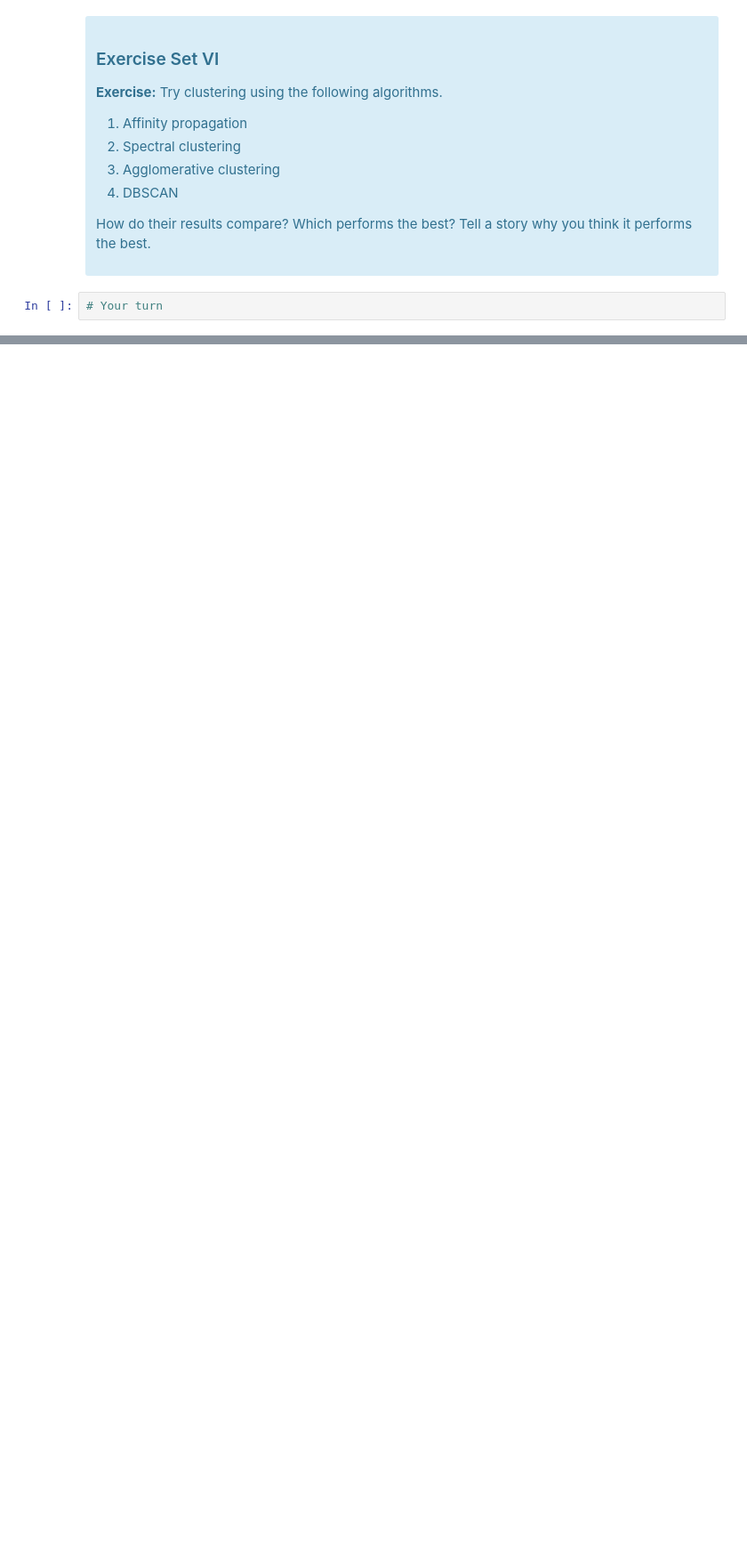
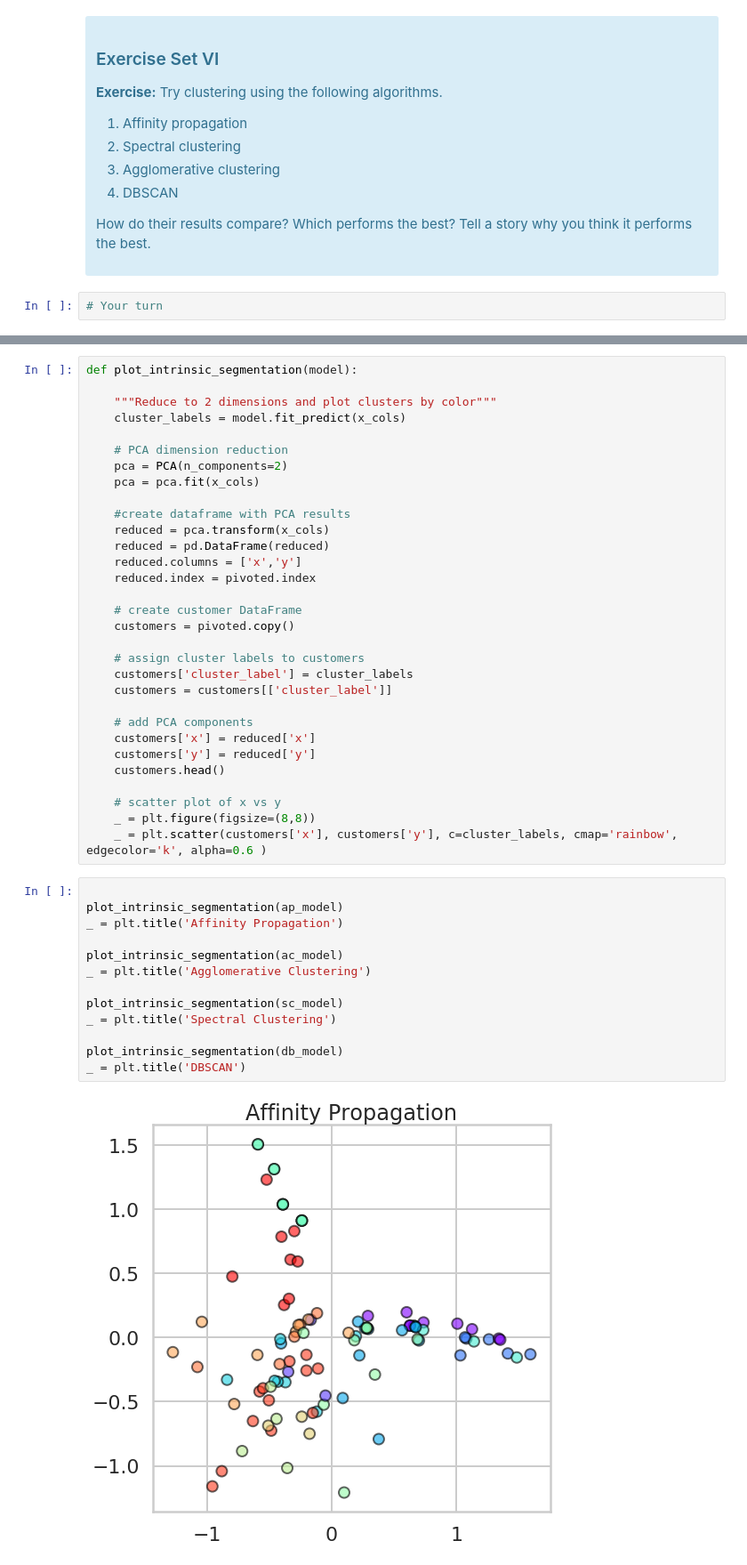
Before and after one commit to AHalarewicz/Clustering, a Jupyter notebook: clustering/Mini_Project_Clustering.ipynb, the cells around one changed output, grey strips where cells are left out. Shown at 89% size. Drawn from its saved outputs; the diff is of its cells as text; blank space fills up the shorter version.

Commit message:
comparison of clustering models

```diff
--- a/clustering/Mini_Project_Clustering.ipynb
+++ b/clustering/Mini_Project_Clustering.ipynb
@@ -646,0 +699,46 @@ Source: http://scikit-learn.org/stable/modules/clustering.html
+# %%
+def plot_intrinsic_segmentation(model):
+
+    """Reduce to 2 dimensions and plot clusters by color"""
+    cluster_labels = model.fit_predict(x_cols)
+
+    # PCA dimension reduction
+    pca = PCA(n_components=2)
+    pca = pca.fit(x_cols)
+
+    #create dataframe with PCA results
+    reduced = pca.transform(x_cols)
+    reduced = pd.DataFrame(reduced)
+    reduced.columns = ['x','y']
+    reduced.index = pivoted.index
+
+    # create customer DataFrame
+    customers = pivoted.copy()
+
+    # assign cluster labels to customers
+    customers['cluster_label'] = cluster_labels
+    customers = customers[['cluster_label']]
+
+    # add PCA components
+    customers['x'] = reduced['x']
+    customers['y'] = reduced['y']
+    customers.head()
+
+    # scatter plot of x vs y
+    _ = plt.figure(figsize=(8,8))
+    _ = plt.scatter(customers['x'], customers['y'], c=cluster_labels, cmap='rainbow', edgecolor='k', alpha=0.6 )
+# %%
+
+plot_intrinsic_segmentation(ap_model)
+_ = plt.title('Affinity Propagation')
+
+plot_intrinsic_segmentation(ac_model)
+_ = plt.title('Agglomerative Clustering')
+
+plot_intrinsic_segmentation(sc_model)
+_ = plt.title('Spectral Clustering')
+
+plot_intrinsic_segmentation(db_model)
+_ = plt.title('DBSCAN')
+# %% [output]
+[figure, added]
```
Also changed, not shown: parts of 16 cells of this notebook.
